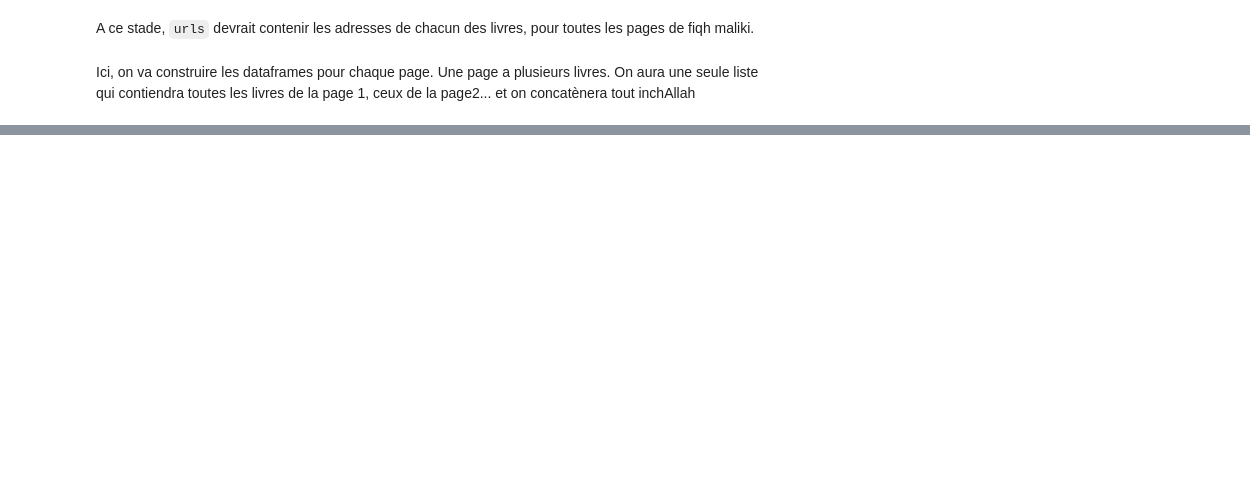
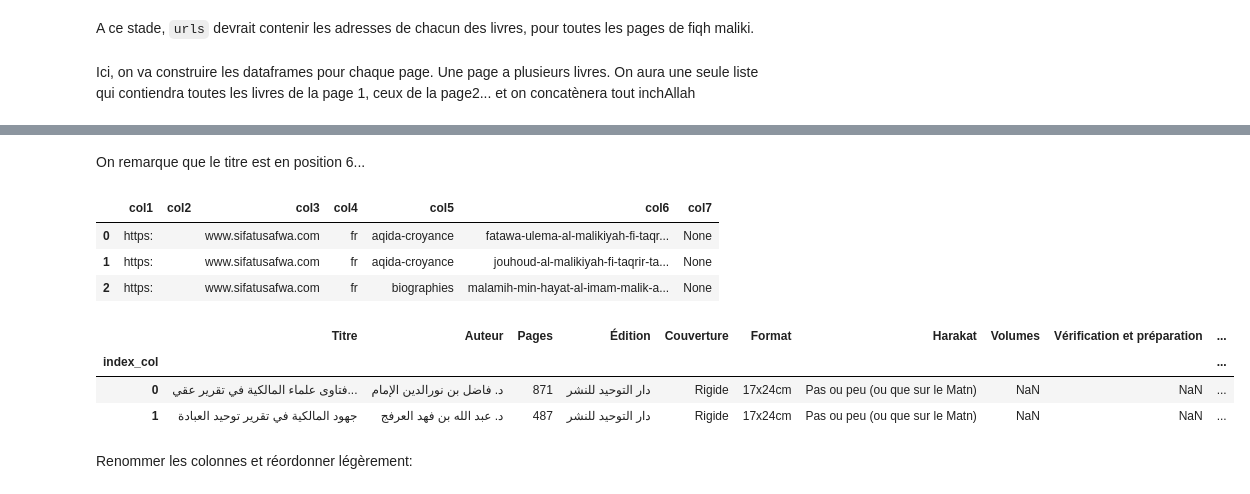
Before and after one commit to eliascopyright/site_analysis, a Jupyter notebook: notebooks/sifatusafwa-2.ipynb, the cells around one changed output, grey strips where cells are left out. Drawn from its saved outputs; the diff is of its cells as text; code cells hidden in the pictures; blank space fills up the shorter version.

```diff
--- a/notebooks/sifatusafwa-2.ipynb
+++ b/notebooks/sifatusafwa-2.ipynb
@@ -356,0 +494,2 @@ ValueError: Can only compare identically-labeled DataFrame objects
+# %%
+titresfr = titresfr.tolist()#pour que le DataFrame soit splitté par virgule.
@@ -356,0 +517,4 @@ ValueError: Can only compare identically-labeled DataFrame objects
+# %% [markdown]
+On remarque que le titre est en position 6...
+# %%
+titresfr = pd.DataFrame(titresfr)
@@ -356,0 +523,20 @@ ValueError: Can only compare identically-labeled DataFrame objects
+# %%
+titresfr.columns = ['col'+str(i) for i in range(1,8)] #On renomme les colonnes de titresfr
+# %%
+titresfr.head(3)
+# %% [output]
+|  | col1 | col2 | col3 | col4 | col5 | col6 | col7 |
+| 0 | https: |  | www.sifatusafwa.com | fr | aqida-croyance | fatawa-ulema-al-malikiyah-fi-taqr... | None |
+| 1 | https: |  | www.sifatusafwa.com | fr | aqida-croyance | jouhoud-al-malikiyah-fi-taqrir-ta... | None |
+| 2 | https: |  | www.sifatusafwa.com | fr | biographies | malamih-min-hayat-al-imam-malik-a... | None |
+# %%
+M['fr'] = titresfr['col6']
+# %%
+M.head(2)
+# %% [output]
+|  | Titre | Auteur | Pages | Édition | Couverture | Format | Harakat | Volumes | Vérification et préparation | ... |
+| index_col |  |  |  |  |  |  |  |  |  | ... |
+| 0 | فتاوى علماء المالكية في تقرير عقي... | د. فاضل بن نورالدين الإمام | 871 | دار التوحيد للنشر | Rigide | 17x24cm | Pas ou peu (ou que sur le Matn) | NaN | NaN | ... |
+| 1 | جهود المالكية في تقرير توحيد العبادة | د. عبد الله بن فهد العرفج | 487 | دار التوحيد للنشر | Rigide | 17x24cm | Pas ou peu (ou que sur le Matn) | NaN | NaN | ... |
+# %% [markdown]
+Renommer les colonnes et réordonner légèrement:
```
Also changed, not shown: parts of 49 cells of this notebook, 3 other files.
